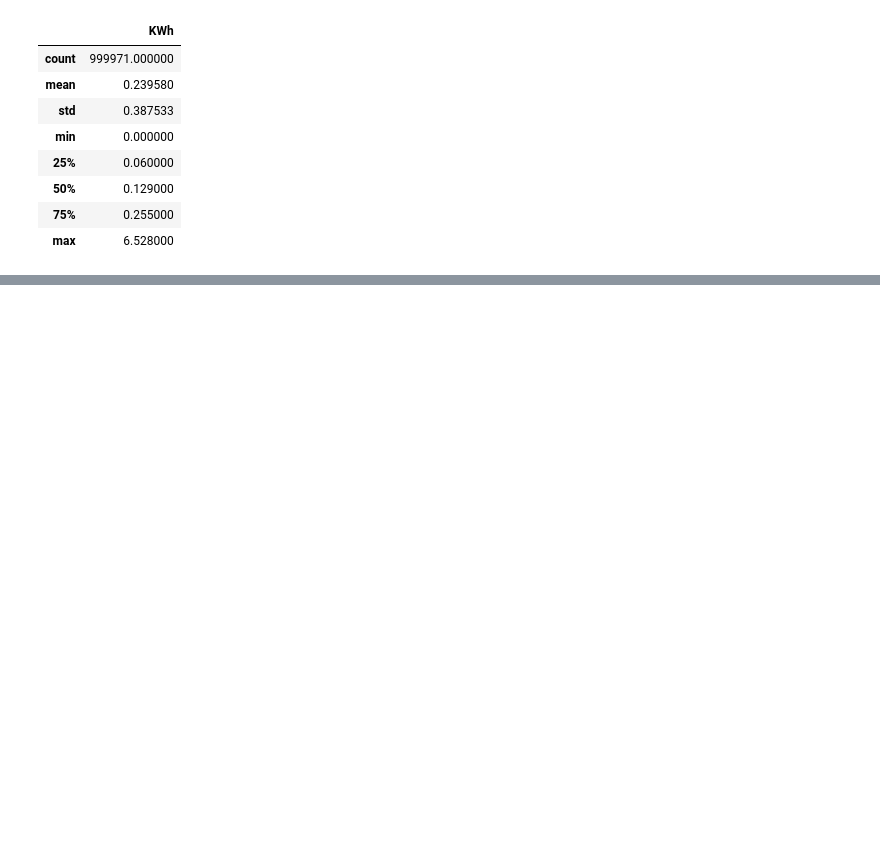
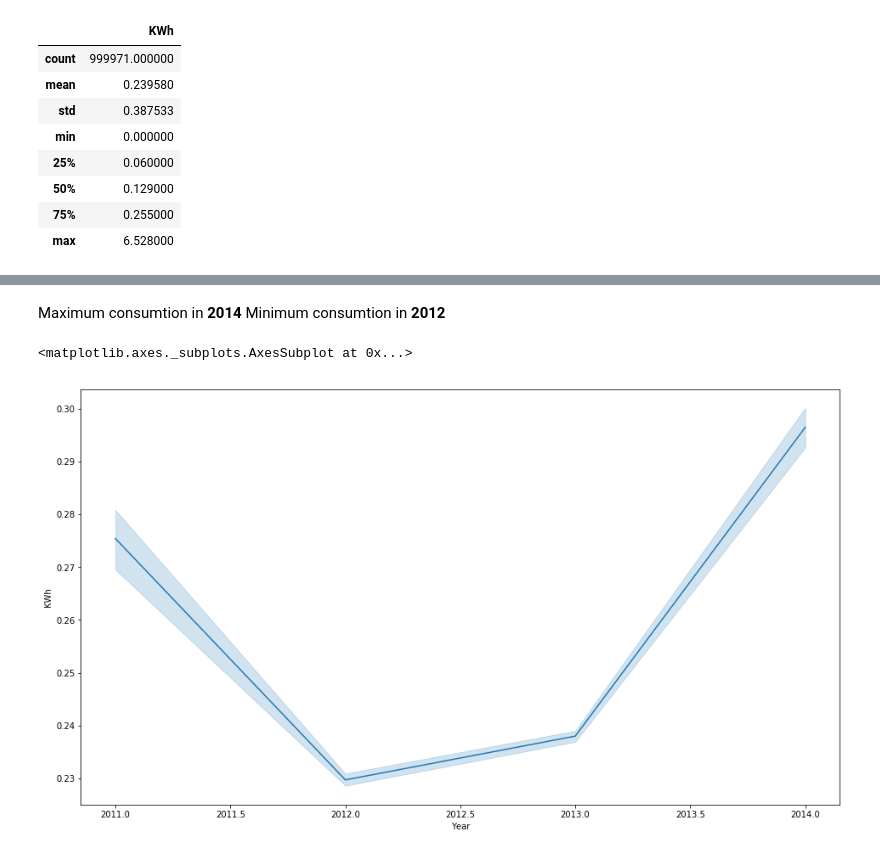
Before and after one commit to aaditya420/TSA-KWh, a Jupyter notebook: TCS_HumAIn_TSA.ipynb, the cells around one changed output, grey strips where cells are left out. Saved outputs shown, nothing was run; the diff lists cells and outputs as text; code cells hidden in the pictures; blank space fills up the shorter version.

```diff
--- a/TCS_HumAIn_TSA.ipynb
+++ b/TCS_HumAIn_TSA.ipynb
@@ -428,0 +105,9 @@ data_df["WorkingDay"] = data.DATE_TIME.apply(lambda x: 1 if x.dayofweek > 5 else
+# %% [markdown]
+Maximum consumtion in **2014**
+Minimum consumtion in **2012**
+# %%
+fig, ax = plt.subplots(figsize=(16, 9))
+sns.lineplot(x=df["Year"], y=df["KWh"], data=df, ax=ax)
+# %% [output]
+<matplotlib.axes._subplots.AxesSubplot at 0x...>
+[figure, added]
```
Also changed, not shown: parts of 140 cells of this notebook, 3 other files.
